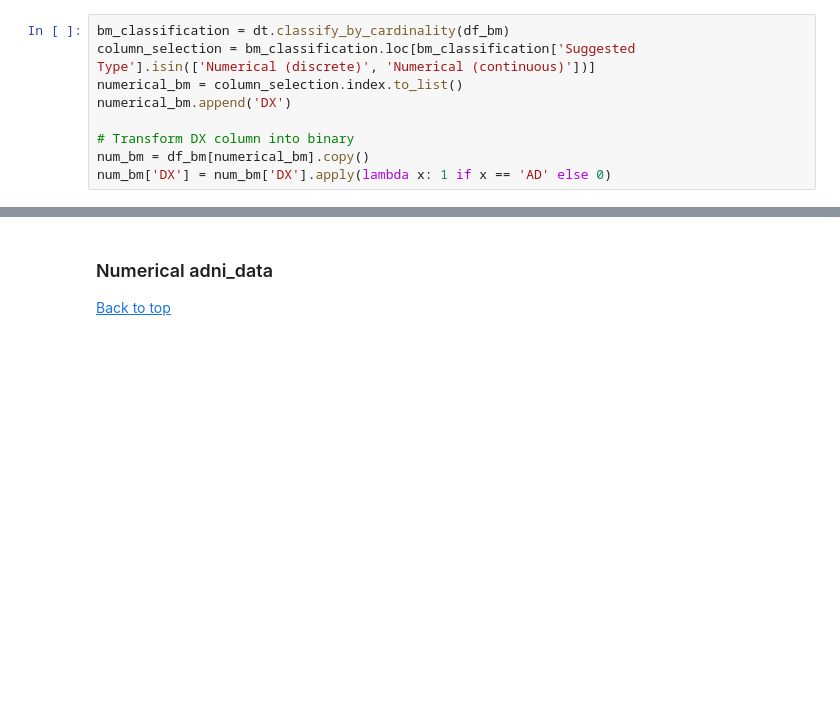
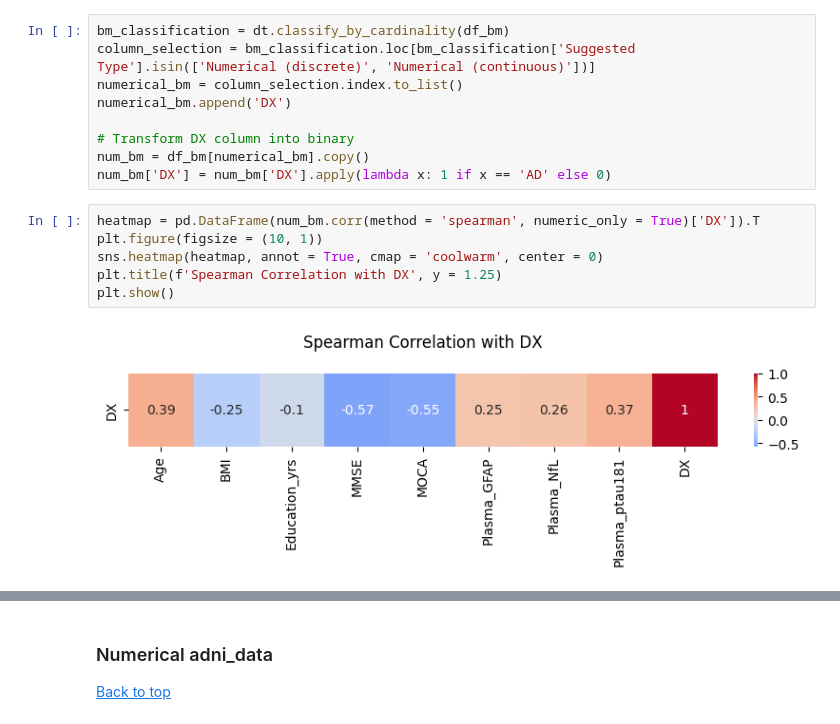
Before and after one commit to mardelmir/EDA_Project, a Jupyter notebook: src/notebooks/03_Bivariate_Analysis.ipynb, the cells around one changed output, grey strips where cells are left out. Saved outputs shown, nothing was run; the diff lists cells and outputs as text; blank space fills up the shorter version.

```diff
--- a/src/notebooks/03_Bivariate_Analysis.ipynb
+++ b/src/notebooks/03_Bivariate_Analysis.ipynb
@@ -250,4 +254,12 @@ numerical_bm.append('DX')
 # Transform DX column into binary
 num_bm = df_bm[numerical_bm].copy()
 num_bm['DX'] = num_bm['DX'].apply(lambda x: 1 if x == 'AD' else 0)
+# %%
+heatmap = pd.DataFrame(num_bm.corr(method = 'spearman', numeric_only = True)['DX']).T
+plt.figure(figsize = (10, 1))
+sns.heatmap(heatmap, annot = True, cmap = 'coolwarm', center = 0)
+plt.title(f'Spearman Correlation with DX', y = 1.25)
+plt.show()
+# %% [output]
+[figure, added]
 # %%
```
Also changed, not shown: parts of 16 cells of this notebook, 5 other files.
